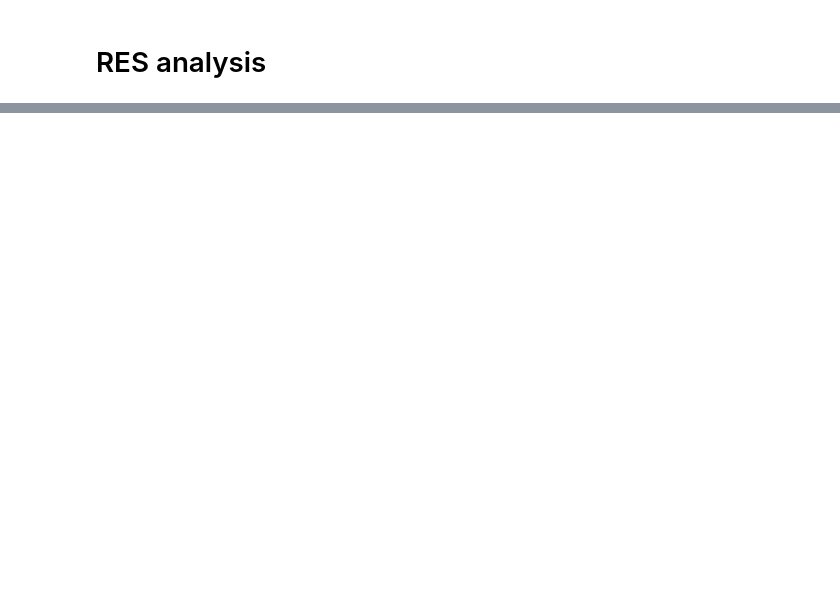
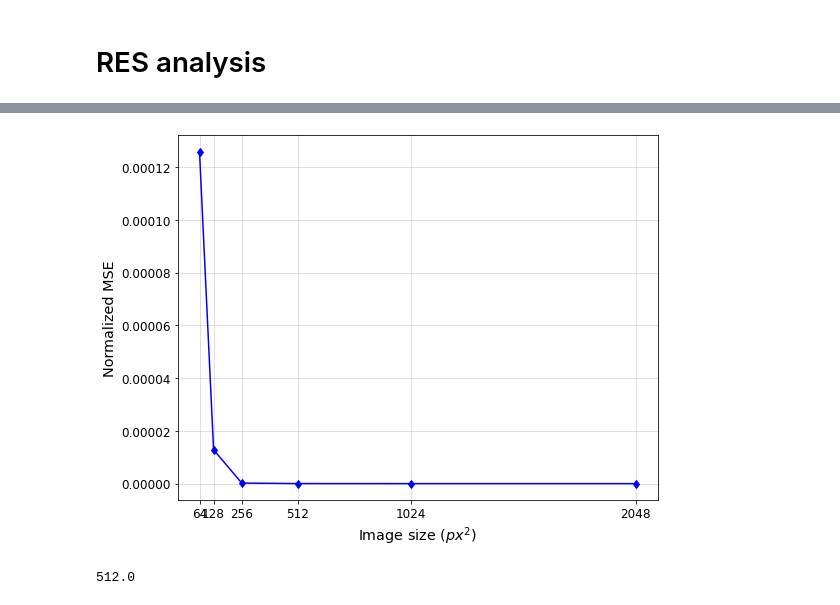
Before and after one commit to hamediut/True2Dto3Drecon, a Jupyter notebook: Notebooks/REV_example.ipynb, the cells around one changed output, grey strips where cells are left out. Saved outputs shown, nothing was run; the diff lists cells and outputs as text; code cells hidden in the pictures; blank space fills up the shorter version.

```diff
--- a/Notebooks/REV_example.ipynb
+++ b/Notebooks/REV_example.ipynb
@@ -105,0 +135,6 @@ plt.show()
+# %%
+keys = [key for key, value in f2_dict.items()]
+image_sizes = [int(name.split('_')[1]) for name in keys]
+
+df_mse_f2 = normalized_mse(image_sizes, f2_dict)
+df_mse_f2
@@ -105,0 +149,21 @@ plt.show()
+# %%
+fig_format = 'pdf'
+
+plt.figure(figsize= (8, 6))
+plt.plot(df_mse_f2['image_size'], df_mse_f2['mse_f2'], 'b', marker = 'd')
+
+plt.xlabel('Image size ($px^2$)', fontsize = 'x-large')
+plt.ylabel('Normalized MSE', fontsize = 'x-large')
+plt.grid(alpha = 0.5)
+plt.tick_params(labelsize = 'large')
+plt.xticks(image_sizes)
+plt.tight_layout()
+# plt.savefig(os.path.join(path_results, 'REV analysis_XCT', f'Normalized_MSE_512_n50.{fig_format}'), dpi = 1500)
+
+plt.show()
+# %% [output]
+[figure, added]
+# %%
+2560/5
+# %% [output]
+512.0
```
Also changed, not shown: parts of 10 cells of this notebook.
